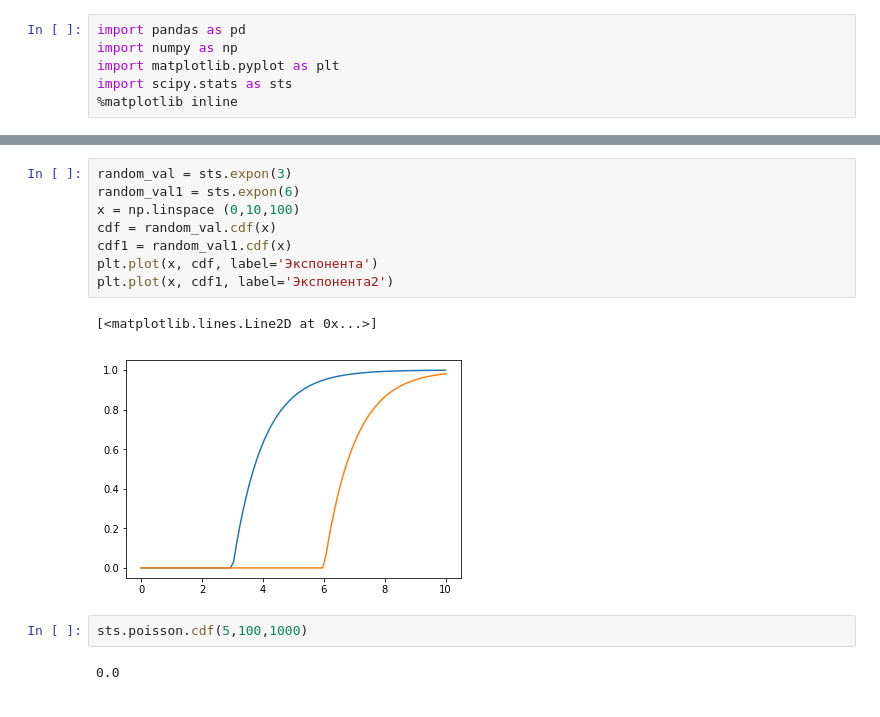
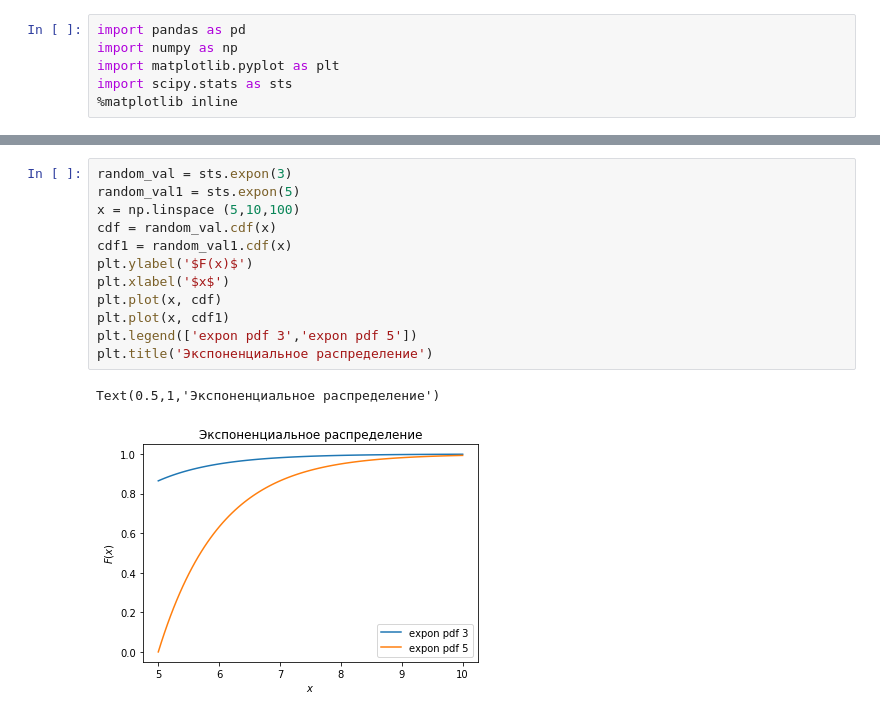
Before and after one commit to dsemen/netology, a Jupyter notebook: distr_graphics.ipynb, the cells around one changed output, grey strips where cells are left out. Drawn from its saved outputs; the diff is of its cells as text.

```diff
--- a/distr_graphics.ipynb
+++ b/distr_graphics.ipynb
@@ -40,18 +41,18 @@ Text(0.5,0,'$x$')
 # %%
 random_val = sts.expon(3)
-random_val1 = sts.expon(6)
-x = np.linspace (0,10,100)
+random_val1 = sts.expon(5)
+x = np.linspace (5,10,100)
 cdf = random_val.cdf(x)
 cdf1 = random_val1.cdf(x)
-plt.plot(x, cdf, label='Экспонента')
-plt.plot(x, cdf1, label='Экспонента2')
+plt.ylabel('$F(x)$')
+plt.xlabel('$x$')
+plt.plot(x, cdf)
+plt.plot(x, cdf1)
+plt.legend(['expon pdf 3','expon pdf 5'])
+plt.title('Экспоненциальное распределение')
 # %% [output]
-[<matplotlib.lines.Line2D at 0x...>]
+Text(0.5,1,'Экспоненциальное распределение')
-[figure, old version]
+[figure, new version]
-# %%
-sts.poisson.cdf(5,100,1000)
-# %% [output]
-0.0
 # %%
 cauchy_rv = sts.cauchy()
 
```
Also changed, not shown: parts of 6 cells of this notebook.
